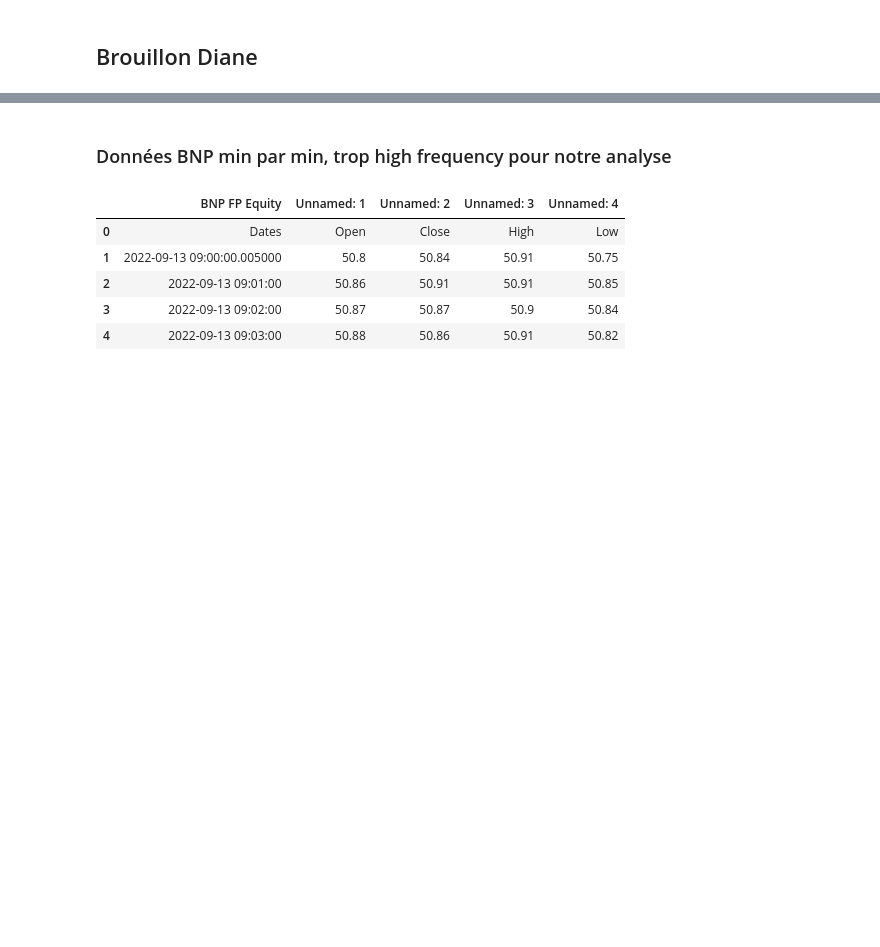
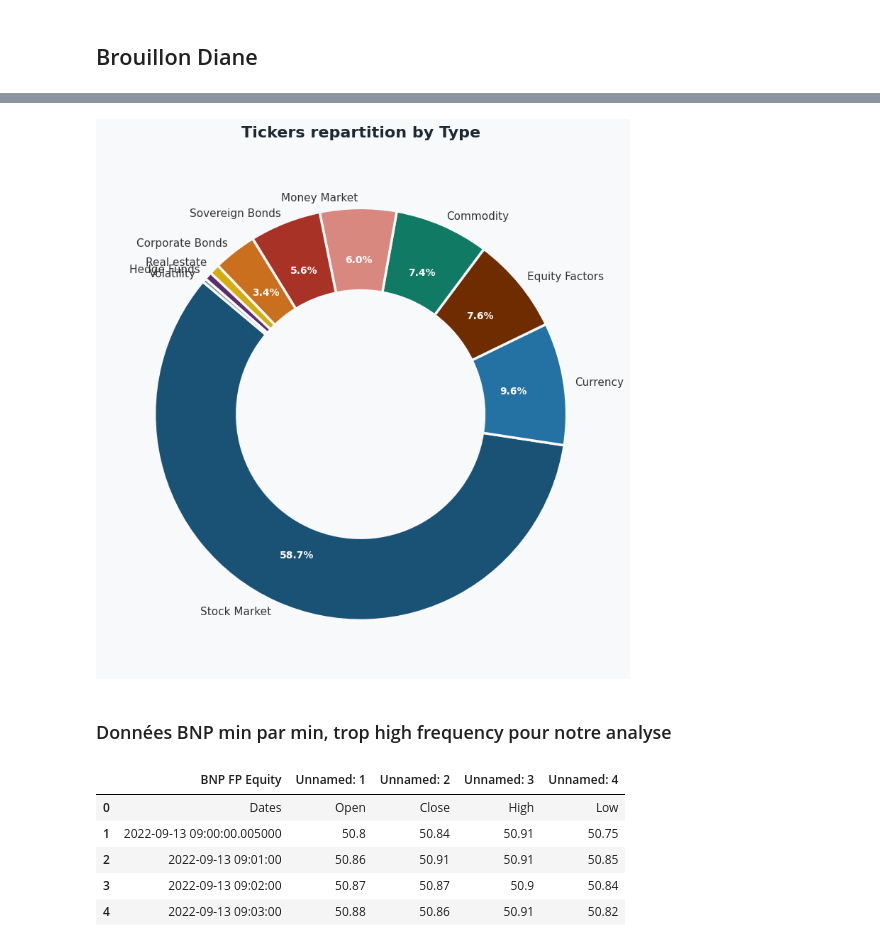
Before and after one commit to dianemans/time-series-pred, a Jupyter notebook: nb_draft_diane.ipynb, the cells around one changed output, grey strips where cells are left out. Saved outputs shown, nothing was run; the diff lists cells and outputs as text; code cells hidden in the pictures; blank space fills up the shorter version.

```diff
--- a/nb_draft_diane.ipynb
+++ b/nb_draft_diane.ipynb
@@ -16,3 +46,57 @@ from torch.utils.data import DataLoader, TensorDataset
+# %%
+import pandas as pd
+import matplotlib.pyplot as plt
+
+# 1. Charger les données (remplacez par votre vrai fichier)
+df = pd.read_excel(r"C:\Users\diane\time-series-pred\Datasets\230210 Factor Set - Dictionnary (bbg only).xlsx")
+type1_counts = df['TYPE'].value_counts()
+
+# --- Données simulées basées sur votre capture d'écran pour l'exemple ---
+data = {
+    'Stock Market': 58.7, 'Currency': 9.6, 'Equity Factors': 7.6,
+    'Commodity': 7.4, 'Money Market': 6.0, 'Sovereign Bonds': 5.6,
+    'Corporate Bonds': 3.4, 'Real estate': 0.8, 'Hedge Funds': 0.6, 'Volatility': 0.3
+}
+type1_counts = pd.Series(data)
+# ------------------------------------------------------------------------
+
+# 2. Configuration de l'esthétique
+# Palette de couleurs inspirée du graphique généré
+couleurs = ['#1A5276', '#2471A3', '#6E2C00', '#117A65', '#D98880',
+            '#A93226', '#CA6F1E', '#D4AC0D', '#5B2C6F', '#839192']
+
+fig, ax = plt.subplots(figsize=(10, 8), facecolor='#F8F9FA')
+
+# Fonction pour ne pas afficher le pourcentage à l'intérieur si la part est trop petite (< 3%)
+def my_autopct(pct):
+    return f'{pct:.1f}%' if pct > 3 else ''
+
+# 3. Création du graphique en anneau (Donut Chart)
+wedges, texts, autotexts = ax.pie(
+    type1_counts,
+    labels=type1_counts.index,
+    autopct=my_autopct,
+    startangle=140,
+    colors=couleurs,
+    pctdistance=0.75,    # Distance des pourcentages par rapport au centre
+    labeldistance=1.05,  # Distance des labels par rapport au centre
+    # C'est ici qu'on crée l'effet "Anneau" avec width et qu'on sépare les parts avec edgecolor
+    wedgeprops=dict(width=0.4, edgecolor='#F8F9FA', linewidth=2.5)
+)
+
+# 4. Amélioration de la typographie
+plt.setp(texts, size=11, color="#333333", weight="500")
+plt.setp(autotexts, size=10, color="white", weight="bold")
+
+# Titre
+ax.set_title("Tickers repartition by Type", fontsize=16, weight="bold", color="#1C2833", pad=20)
+
+# 5. Sauvegarde pour Overleaf en format vectoriel (PDF)
+plt.tight_layout()
+plt.savefig("repartition_type1.pdf", format='pdf', bbox_inches='tight', transparent=True)
+plt.show()
+# %% [output]
+[figure, added]
 # %% [markdown]
 ### Données BNP min par min, trop high frequency pour notre analyse
 # %%
```
Also changed, not shown: parts of 2 cells of this notebook, 1 other file.
